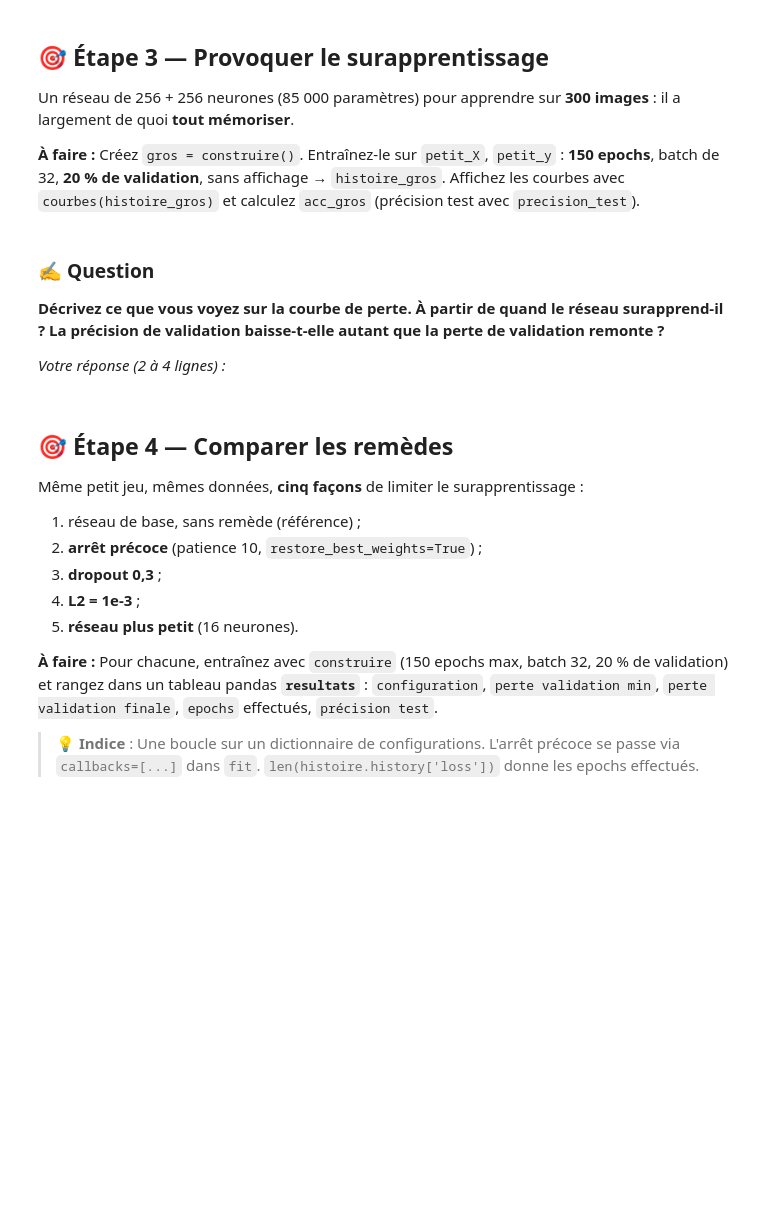
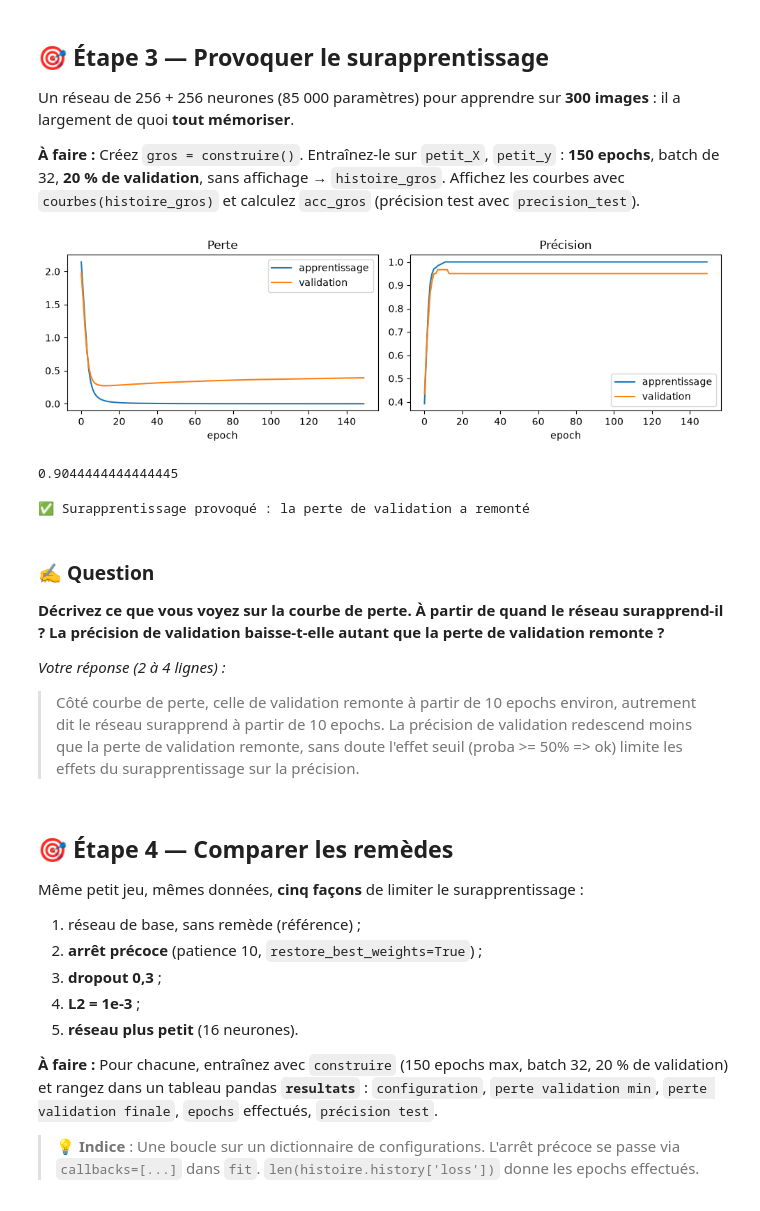
Before and after one commit to FredericPerret/Exercices, a Jupyter notebook: TexteEtReseau/tp5_regularisation.ipynb, the cells around one changed output. Cells and saved outputs as stored; diff of their text form; code cells hidden in the pictures; blank space fills up the shorter version.

```diff
--- a/TexteEtReseau/tp5_regularisation.ipynb
+++ b/TexteEtReseau/tp5_regularisation.ipynb
@@ -64,8 +66,16 @@ Pour comparer plusieurs réglages, on écrit **une fonction** qui construit le r
 > 💡 **Indice** : `layers.Dropout(0.0)` ne fait rien : pas besoin de le traiter à part. `regularizers.l2(valeur)`.
 # %%
 def construire(neurones=256, dropout=0.0, l2=0.0, seed=42):
-    # TODO
-    pass
+    # DONE
+    keras.utils.set_random_seed(seed)
+    ann = keras.Sequential([layers.Input(shape=(64,)),
+                            layers.Dense(neurones, activation="relu", kernel_regularizer=regularizers.l2(l2)),
+                            layers.Dropout(dropout),
+                            layers.Dense(neurones, activation="relu", kernel_regularizer=regularizers.l2(l2)),
+                            layers.Dropout(dropout),
+                            layers.Dense(10, activation="softmax")])
+    ann.compile(optimizer="adam", loss="sparse_categorical_crossentropy", metrics=["accuracy"])
+    return ann
 # %%
 # ✅ Contrôle (ne pas modifier)
 controle(construire().count_params() == 85002 and construire(neurones=16).count_params() == 1482, 'Fonction correcte', 'Attendu 85 002 paramètres par défaut et 1 482 avec 16 neurones')
@@ -77,17 +89,28 @@ Un réseau de 256 + 256 neurones (85 000 paramètres) pour apprendre sur **300 i
 # %%
 gros = construire()
 # TODO : entraîner, afficher les courbes, calculer acc_gros
+histoire_gros = gros.fit(petit_X, petit_y, epochs=150, batch_size=32, validation_split=0.2, verbose=0)
+courbes(histoire_gros)
+acc_gros = precision_test(gros)
+# %% [output]
+[figure, added]
+# %%
+acc_gros
+# %% [output]
+0.9044444444444445
 # %%
 # ✅ Contrôle (ne pas modifier)
 h = histoire_gros.history
 controle(h['accuracy'][-1] > 0.99 and h['val_loss'][-1] > min(h['val_loss']), 'Surapprentissage provoqué : la perte de validation a remonté', 'Attendu : précision d\'apprentissage > 0.99 et perte de validation finale > son minimum')
+# %% [output]
+✅ Surapprentissage provoqué : la perte de validation a remonté
 # %% [markdown]
 ### ✍️ Question
 **Décrivez ce que vous voyez sur la courbe de perte. À partir de quand le réseau surapprend-il ? La précision de validation baisse-t-elle autant que la perte de validation remonte ?**
 
 *Votre réponse (2 à 4 lignes) :*
 
->
+> Côté courbe de perte, celle de validation remonte à partir de 10 epochs environ, autrement dit le réseau surapprend à partir de 10 epochs. La précision de validation redescend moins que la perte de validation remonte, sans doute l'effet seuil (proba >= 50% => ok) limite les effets du surapprentissage sur la précision.
 # %% [markdown]
 ## 🎯 Étape 4 — Comparer les remèdes
 Même petit jeu, mêmes données, **cinq façons** de limiter le surapprentissage :
```
Also changed, not shown: parts of 22 cells of this notebook, 1 other file.
